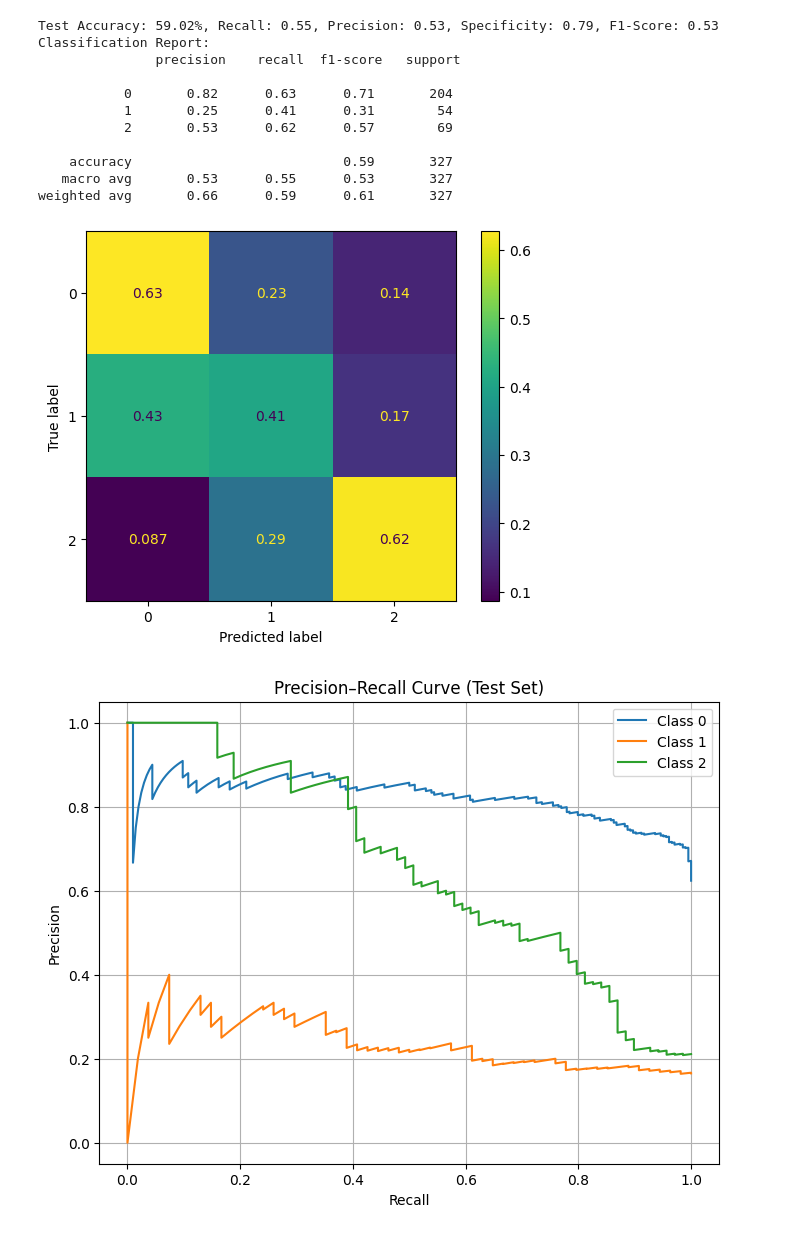
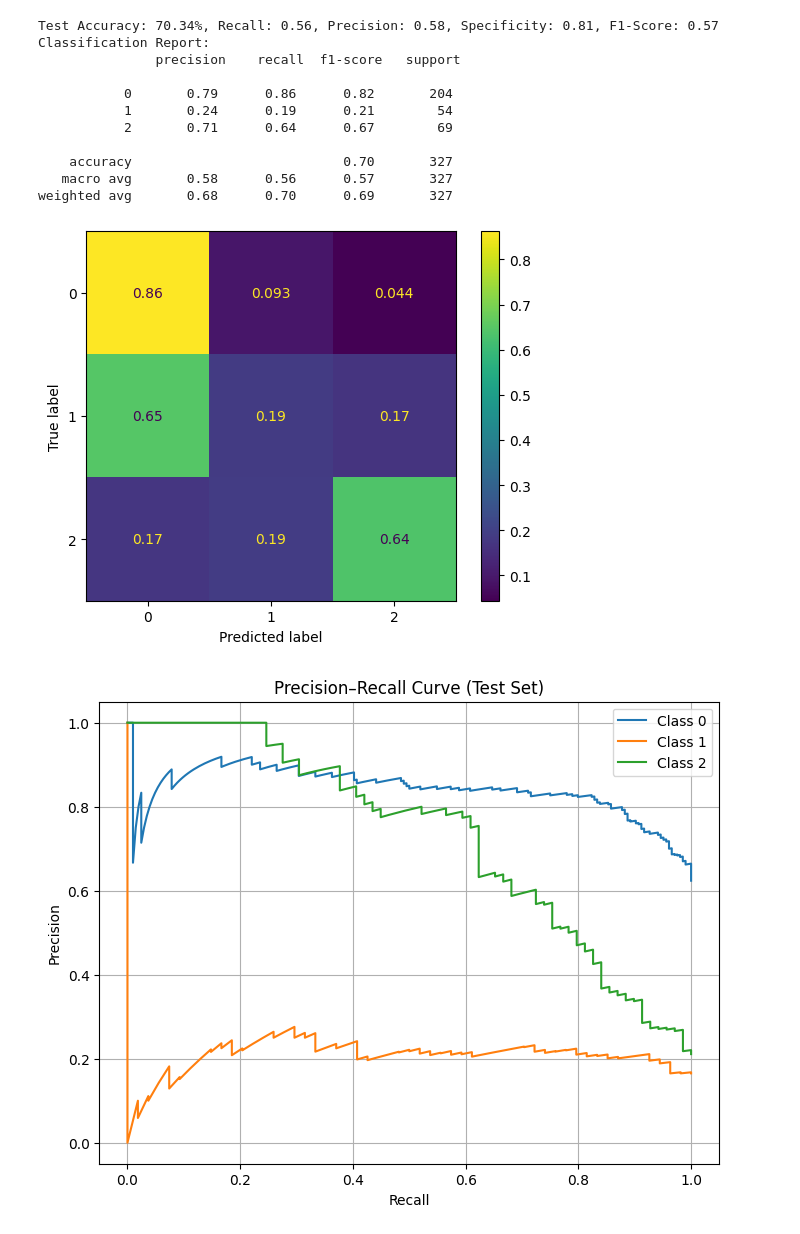
Before and after one commit to matthewmcgrath80/final_project, a Jupyter notebook: final_project_MESSIDOR2_without_3_4.ipynb, the cells around one changed output. Cells and saved outputs as stored; diff of their text form; code cells hidden in the pictures.

Commit message:
Updated final_project_MESSIDOR2_without_3_4 to have each different model have more epochs.

```diff
--- a/final_project_MESSIDOR2_without_3_4.ipynb
+++ b/final_project_MESSIDOR2_without_3_4.ipynb
@@ -145,7 +145,7 @@ optimizer = torch.optim.Adam([
 
 # Model training
 
-total_epoch = 10
+total_epoch = 15
 recall_macro = MulticlassRecall(num_classes=3, average="macro").to(device)
 precision_macro = MulticlassPrecision(num_classes=3, average="macro").to(device)
 specificity_macro = MulticlassSpecificity(num_classes=3, average="macro").to(device)
@@ -507,7 +507,7 @@ optimizer = torch.optim.Adam([
 
 # Model training
 
-total_epoch = 20
+total_epoch = 25
 recall_macro = MulticlassRecall(num_classes=3, average="macro").to(device)
 precision_macro = MulticlassPrecision(num_classes=3, average="macro").to(device)
 specificity_macro = MulticlassSpecificity(num_classes=3, average="macro").to(device)
@@ -869,7 +869,7 @@ optimizer = torch.optim.Adam([
 
 # Model training
 
-total_epoch = 20
+total_epoch = 25
 recall_macro = MulticlassRecall(num_classes=3, average="macro").to(device)
 precision_macro = MulticlassPrecision(num_classes=3, average="macro").to(device)
 specificity_macro = MulticlassSpecificity(num_classes=3, average="macro").to(device)
@@ -1050,13 +1050,13 @@ weighted avg       0.88      0.88      0.88      1307
-Test Accuracy: 59.02%, Recall: 0.55, Precision: 0.53, Specificity: 0.79, F1-Score: 0.53
+Test Accuracy: 70.34%, Recall: 0.56, Precision: 0.58, Specificity: 0.81, F1-Score: 0.57
 Classification Report:
                precision    recall  f1-score   support
 
-           0       0.82      0.63      0.71       204
-           1       0.25      0.41      0.31        54
-           2       0.53      0.62      0.57        69
+           0       0.79      0.86      0.82       204
+           1       0.24      0.19      0.21        54
+           2       0.71      0.64      0.67        69
 
-    accuracy                           0.59       327
-   macro avg       0.53      0.55      0.53       327
-weighted avg       0.66      0.59      0.61       327
+    accuracy                           0.70       327
+   macro avg       0.58      0.56      0.57       327
+weighted avg       0.68      0.70      0.69       327
-[figure, old version]
+[figure, new version]
-[figure, old version]
+[figure, new version]
```
Also changed, not shown: parts of 4 cells of this notebook.
